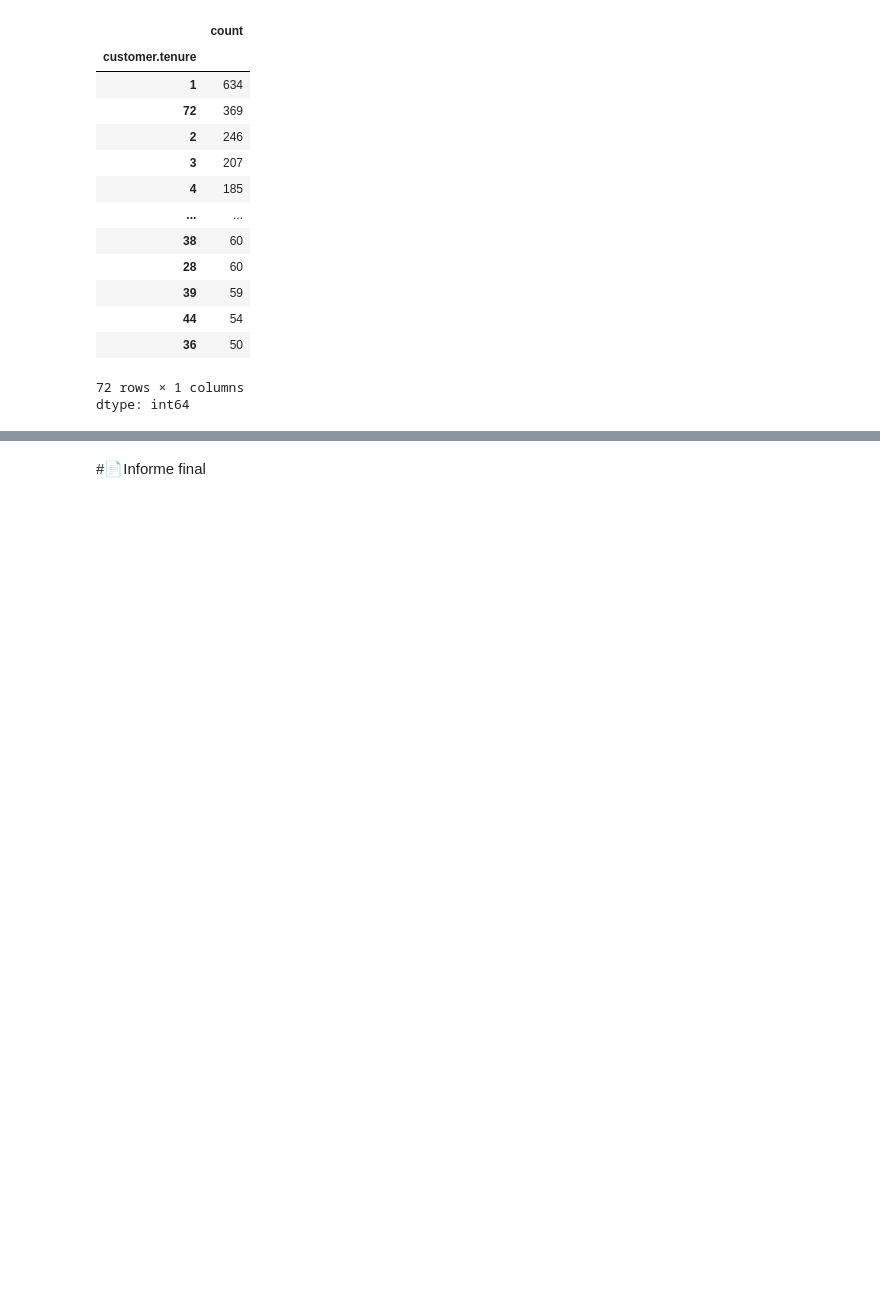
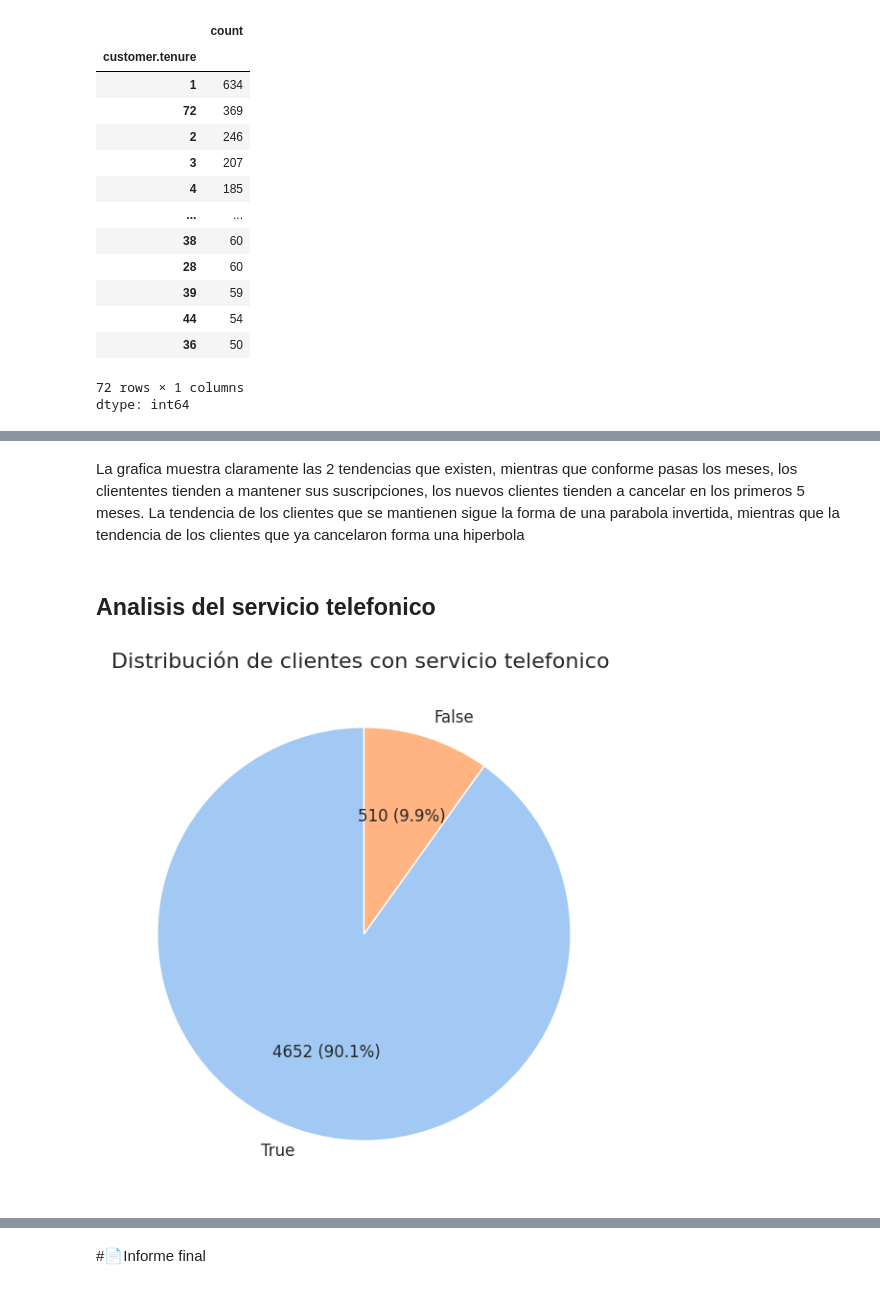
Before and after one commit to Yovan05/TelecomX_LATAM, a Jupyter notebook: TelecomX_LATAM.ipynb, the cells around one changed output, grey strips where cells are left out. Saved outputs shown, nothing was run; the diff lists cells and outputs as text; code cells hidden in the pictures; blank space fills up the shorter version.

Commit message:
Se hizo el analisis y se avanzo gran parte del informe

```diff
--- a/TelecomX_LATAM.ipynb
+++ b/TelecomX_LATAM.ipynb
@@ -691,0 +696,39 @@ plt.show()
+# %% [markdown]
+La grafica muestra claramente las 2 tendencias que existen, mientras que conforme pasas los meses, los cliententes tienden a mantener sus suscripciones, los nuevos clientes tienden a  cancelar en los primeros 5 meses. La tendencia de los clientes que se mantienen sigue la forma de una parabola invertida, mientras que la tendencia de los clientes que ya cancelaron forma una hiperbola
+# %% [markdown]
+## **Analisis del servicio telefonico**
+# %%
+# Estilo de seaborn
+sns.set_theme(style="whitegrid")
+
+# Contar valores de clientes mantenidos
+phone_service_counts = clientes_mantenidos['phone.PhoneService'].value_counts()
+phone_service_labels = phone_service_counts.index
+phone_service_sizes = phone_service_counts.values
+
+# Paleta pastel base de seaborn
+paleta = sns.color_palette("pastel")
+
+# Asignar color fijo: True = paleta[0], False = paleta[1]
+colores = [paleta[0] if label==True else paleta[1] for label in phone_service_labels]
+
+# Crear la gráfica de pastel
+fig, ax = plt.subplots(figsize=(7,7))
+wedges, texts, autotexts = ax.pie(
+    phone_service_sizes,
+    labels=phone_service_labels,
+    autopct=lambda p: f"{int(p*sum(phone_service_sizes)/100)} ({p:.1f}%)",
+    startangle=90,
+    colors=colores
+)
+
+# Estilo de textos
+for text in texts + autotexts:
+    text.set_fontsize(12)
+
+# Título
+ax.set_title("Distribución de clientes con servicio telefonico ", fontsize=16)
+
+plt.show()
+# %% [output]
+[figure, added]
```
Also changed, not shown: parts of 99 cells of this notebook.
